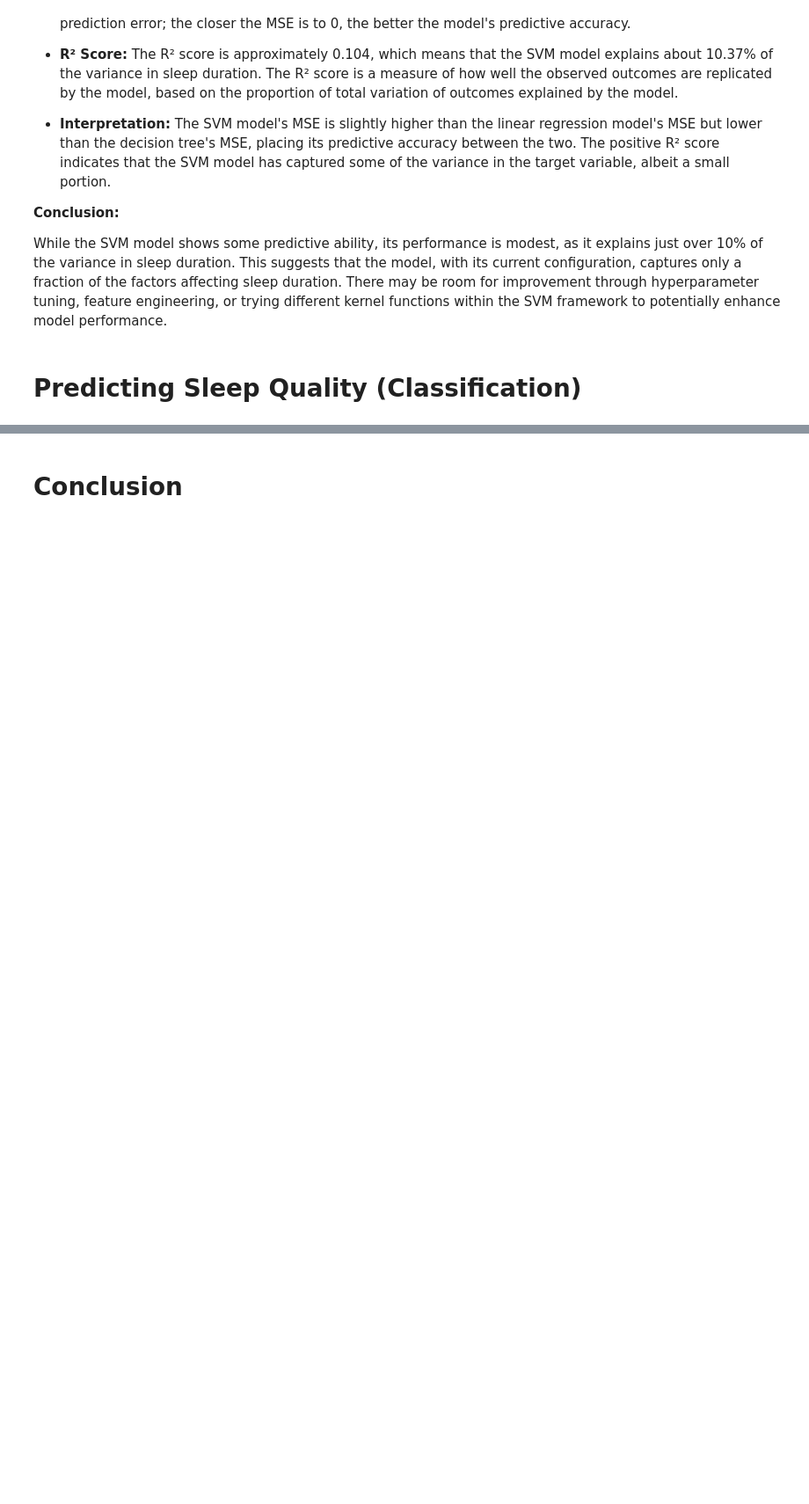
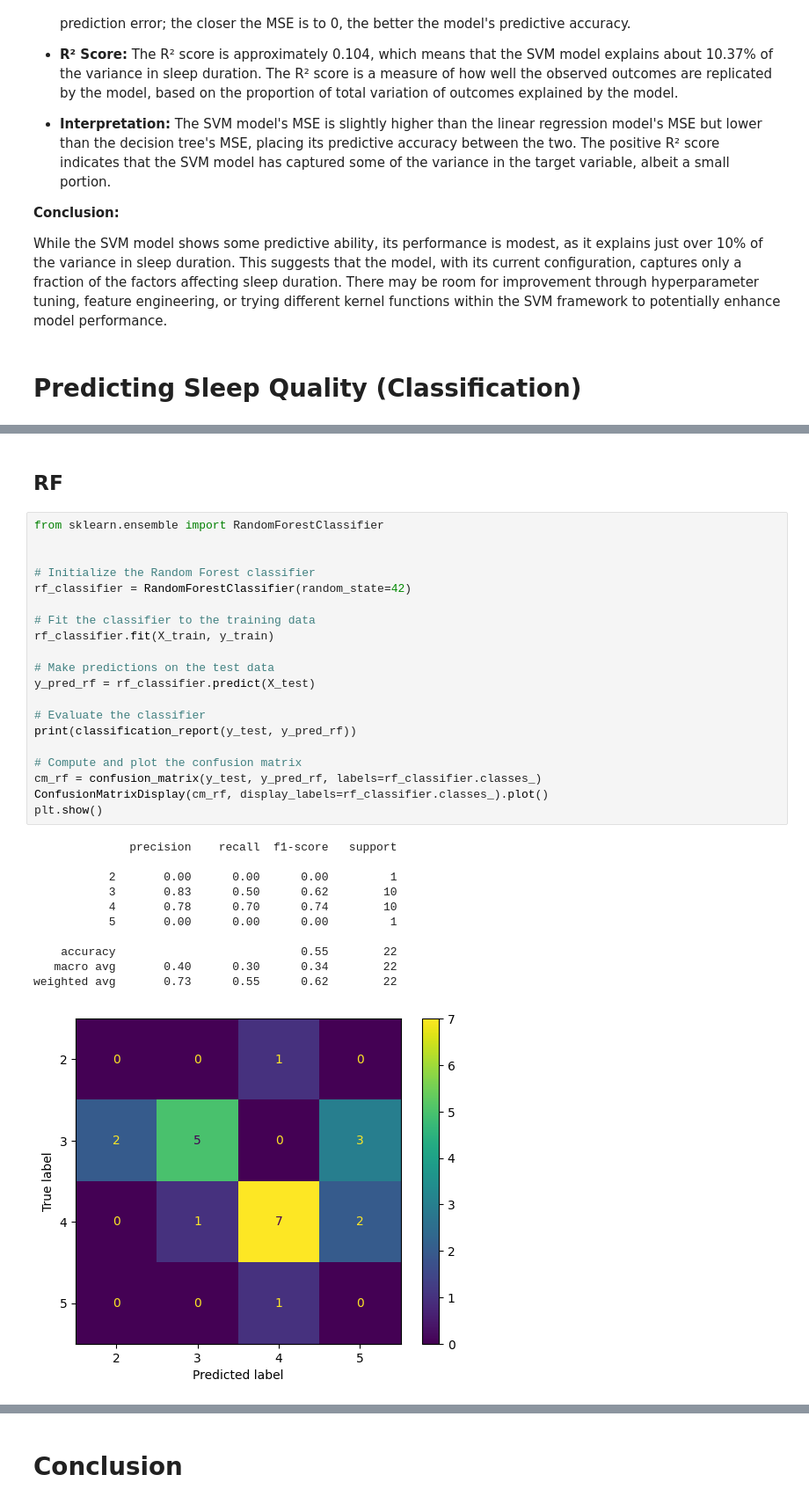
Before and after one commit to johnkimtech/sleep, a Jupyter notebook: Modeling.ipynb, the cells around one changed output, grey strips where cells are left out. Shown at 88% size. Cells and saved outputs as stored; diff of their text form; blank space fills up the shorter version.

```diff
--- a/Modeling.ipynb
+++ b/Modeling.ipynb
@@ -303,0 +429,34 @@ While the SVM model shows some predictive ability, its performance is modest, as
+# %% [markdown]
+## RF
+# %%
+from sklearn.ensemble import RandomForestClassifier
+
+
+# Initialize the Random Forest classifier
+rf_classifier = RandomForestClassifier(random_state=42)
+
+# Fit the classifier to the training data
+rf_classifier.fit(X_train, y_train)
+
+# Make predictions on the test data
+y_pred_rf = rf_classifier.predict(X_test)
+
+# Evaluate the classifier
+print(classification_report(y_test, y_pred_rf))
+
+# Compute and plot the confusion matrix
+cm_rf = confusion_matrix(y_test, y_pred_rf, labels=rf_classifier.classes_)
+ConfusionMatrixDisplay(cm_rf, display_labels=rf_classifier.classes_).plot()
+plt.show()
+# %% [output]
+              precision    recall  f1-score   support
+
+           2       0.00      0.00      0.00         1
+           3       0.83      0.50      0.62        10
+           4       0.78      0.70      0.74        10
+           5       0.00      0.00      0.00         1
+
+    accuracy                           0.55        22
+   macro avg       0.40      0.30      0.34        22
+weighted avg       0.73      0.55      0.62        22
+[figure, added]
```
Also changed, not shown: parts of 10 cells of this notebook, 1 other file.
